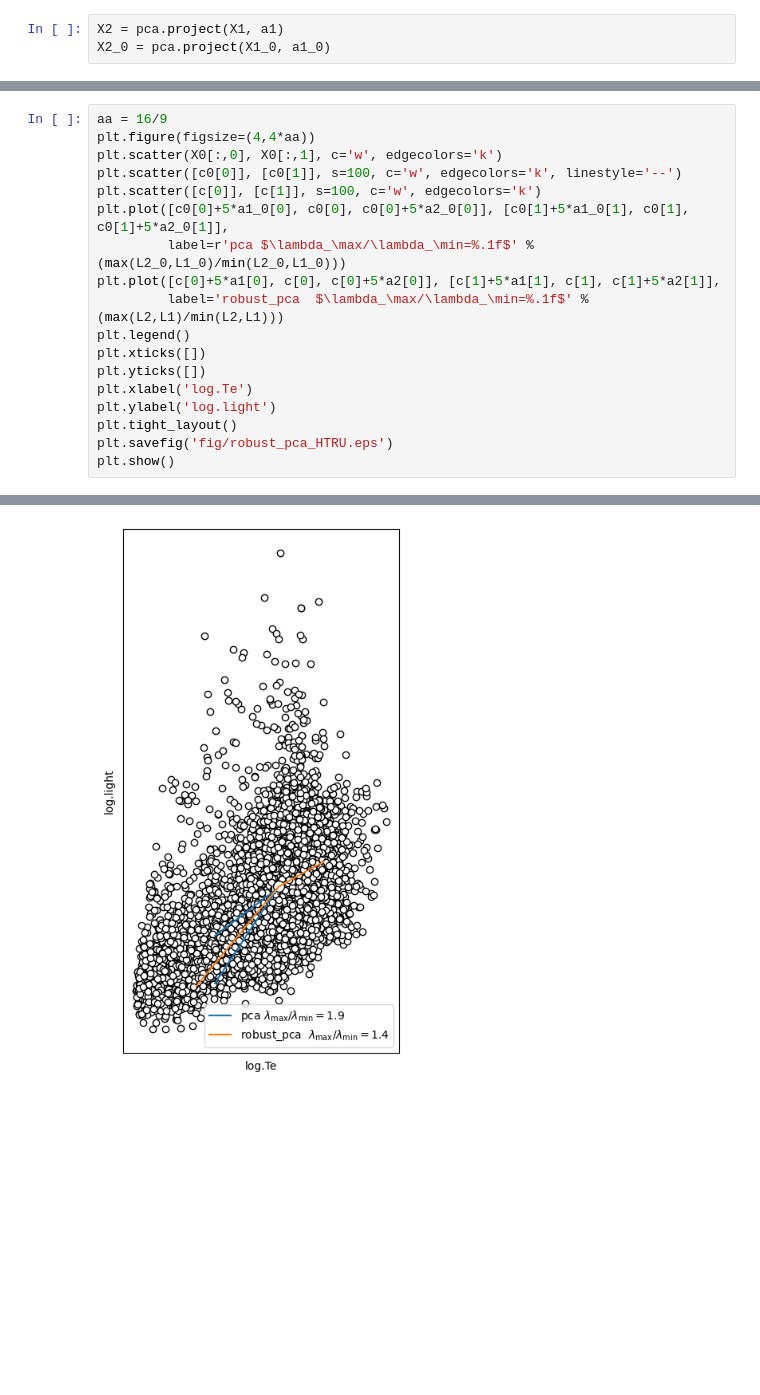
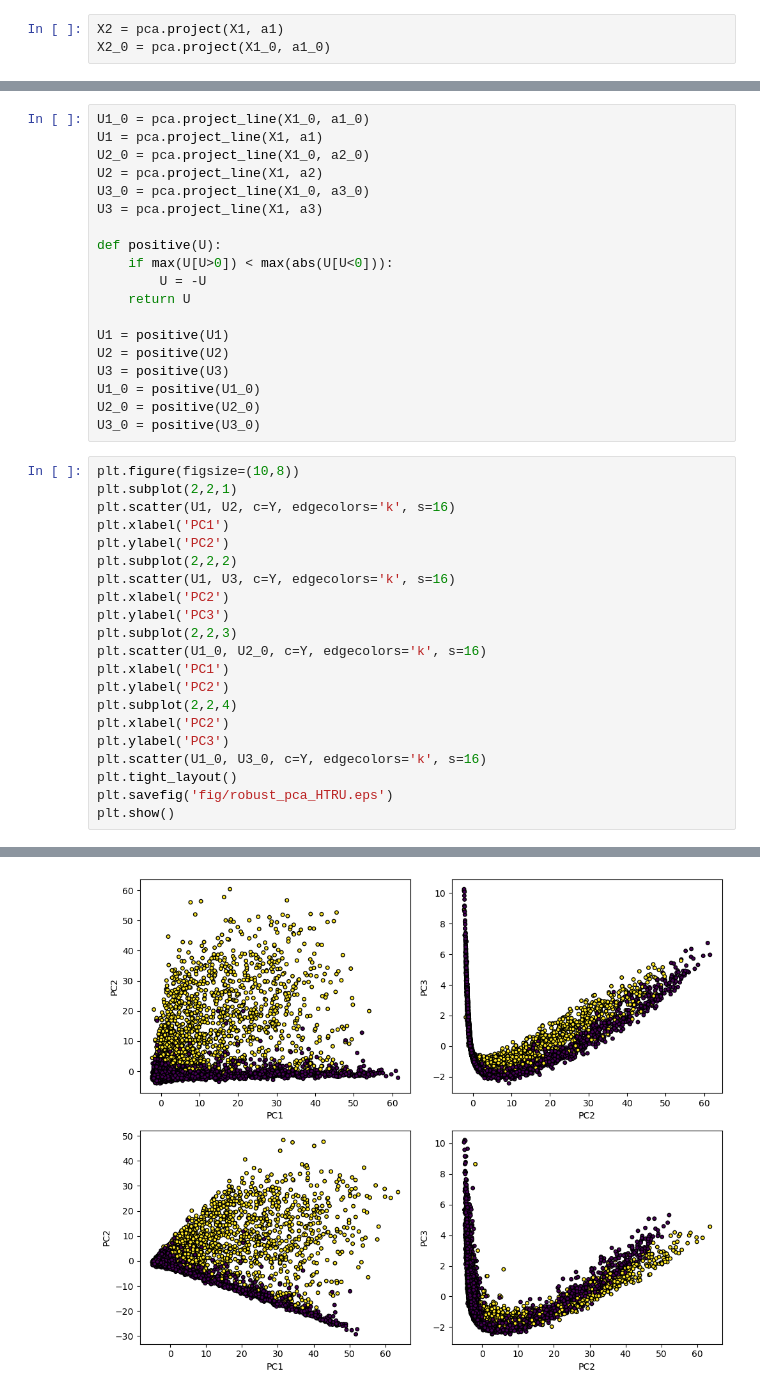
Before and after one commit to intellimath/mlgrad, a Jupyter notebook: examples/robust_pca_HTRU.ipynb, the cells around one changed output, grey strips where cells are left out. Cells and saved outputs as stored; diff of their text form; blank space fills up the shorter version.

```diff
--- a/examples/robust_pca_HTRU.ipynb
+++ b/examples/robust_pca_HTRU.ipynb
@@ -143,18 +181,40 @@ plt.show()
+# %%
+U1_0 = pca.project_line(X1_0, a1_0)
+U1 = pca.project_line(X1, a1)
+U2_0 = pca.project_line(X1_0, a2_0)
+U2 = pca.project_line(X1, a2)
+U3_0 = pca.project_line(X1_0, a3_0)
+U3 = pca.project_line(X1, a3)
+
+def positive(U):
+    if max(U[U>0]) < max(abs(U[U<0])):
+        U = -U
+    return U
+
+U1 = positive(U1)
+U2 = positive(U2)
+U3 = positive(U3)
+U1_0 = positive(U1_0)
+U2_0 = positive(U2_0)
+U3_0 = positive(U3_0)
 # %%
-aa = 16/9
-plt.figure(figsize=(4,4*aa))
-plt.scatter(X0[:,0], X0[:,1], c='w', edgecolors='k')
-plt.scatter([c0[0]], [c0[1]], s=100, c='w', edgecolors='k', linestyle='--')
-plt.scatter([c[0]], [c[1]], s=100, c='w', edgecolors='k')
-plt.plot([c0[0]+5*a1_0[0], c0[0], c0[0]+5*a2_0[0]], [c0[1]+5*a1_0[1], c0[1], c0[1]+5*a2_0[1]],
-         label=r'pca $\lambda_\max/\lambda_\min=%.1f$' % (max(L2_0,L1_0)/min(L2_0,L1_0)))
-plt.plot([c[0]+5*a1[0], c[0], c[0]+5*a2[0]], [c[1]+5*a1[1], c[1], c[1]+5*a2[1]],
-         label='robust_pca  $\lambda_\max/\lambda_\min=%.1f$' % (max(L2,L1)/min(L2,L1)))
-plt.legend()
-plt.xticks([])
-plt.yticks([])
-plt.xlabel('log.Te')
-plt.ylabel('log.light')
+plt.figure(figsize=(10,8))
+plt.subplot(2,2,1)
+plt.scatter(U1, U2, c=Y, edgecolors='k', s=16)
+plt.xlabel('PC1')
+plt.ylabel('PC2')
+plt.subplot(2,2,2)
+plt.scatter(U1, U3, c=Y, edgecolors='k', s=16)
+plt.xlabel('PC2')
+plt.ylabel('PC3')
+plt.subplot(2,2,3)
+plt.scatter(U1_0, U2_0, c=Y, edgecolors='k', s=16)
+plt.xlabel('PC1')
+plt.ylabel('PC2')
+plt.subplot(2,2,4)
+plt.xlabel('PC2')
+plt.ylabel('PC3')
+plt.scatter(U1_0, U3_0, c=Y, edgecolors='k', s=16)
 plt.tight_layout()
 plt.savefig('fig/robust_pca_HTRU.eps')
 plt.show()
@@ -163 +222 @@ The PostScript backend does not support transparency; partially transparent arti
-[figure, old version]
+[figure, new version]
```
Also changed, not shown: parts of 33 cells of this notebook, 50 other files.
